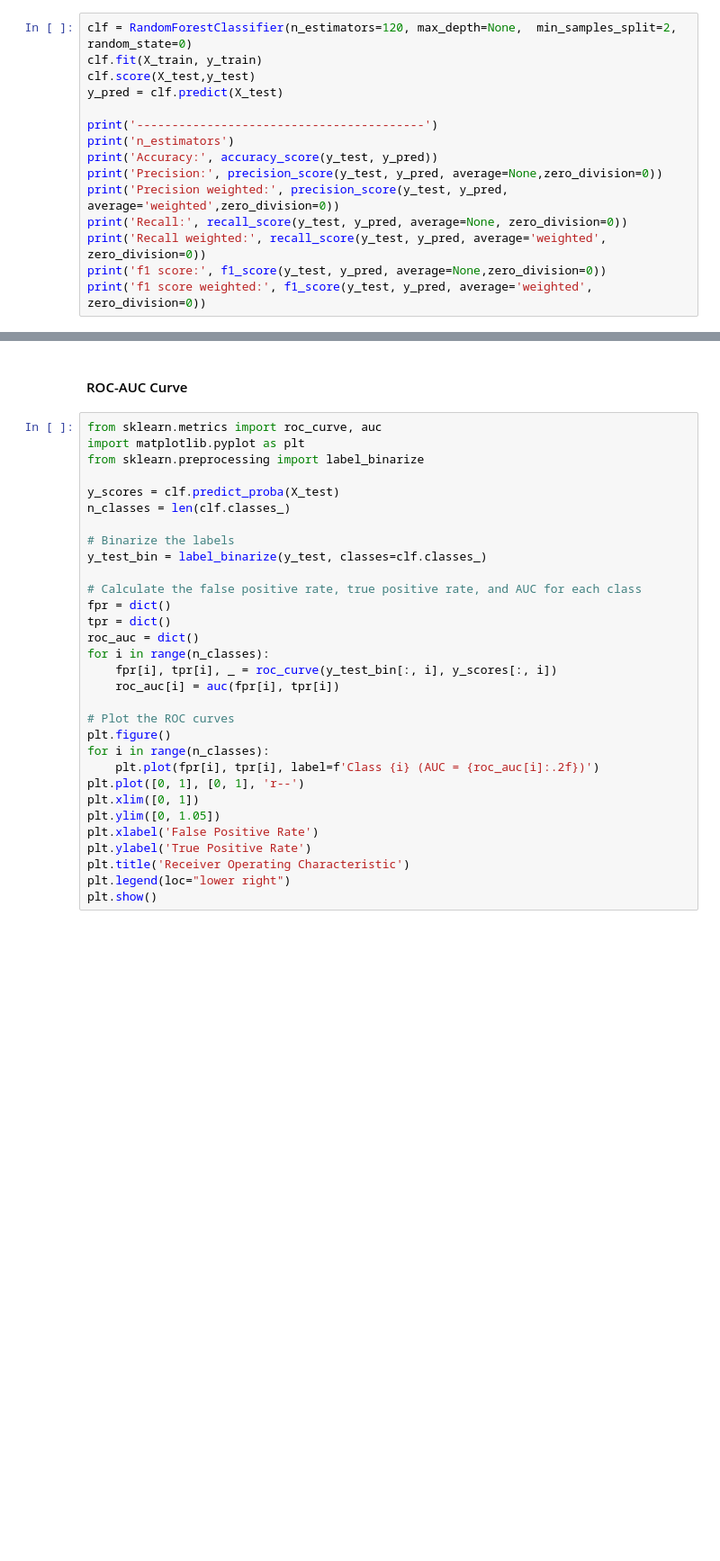
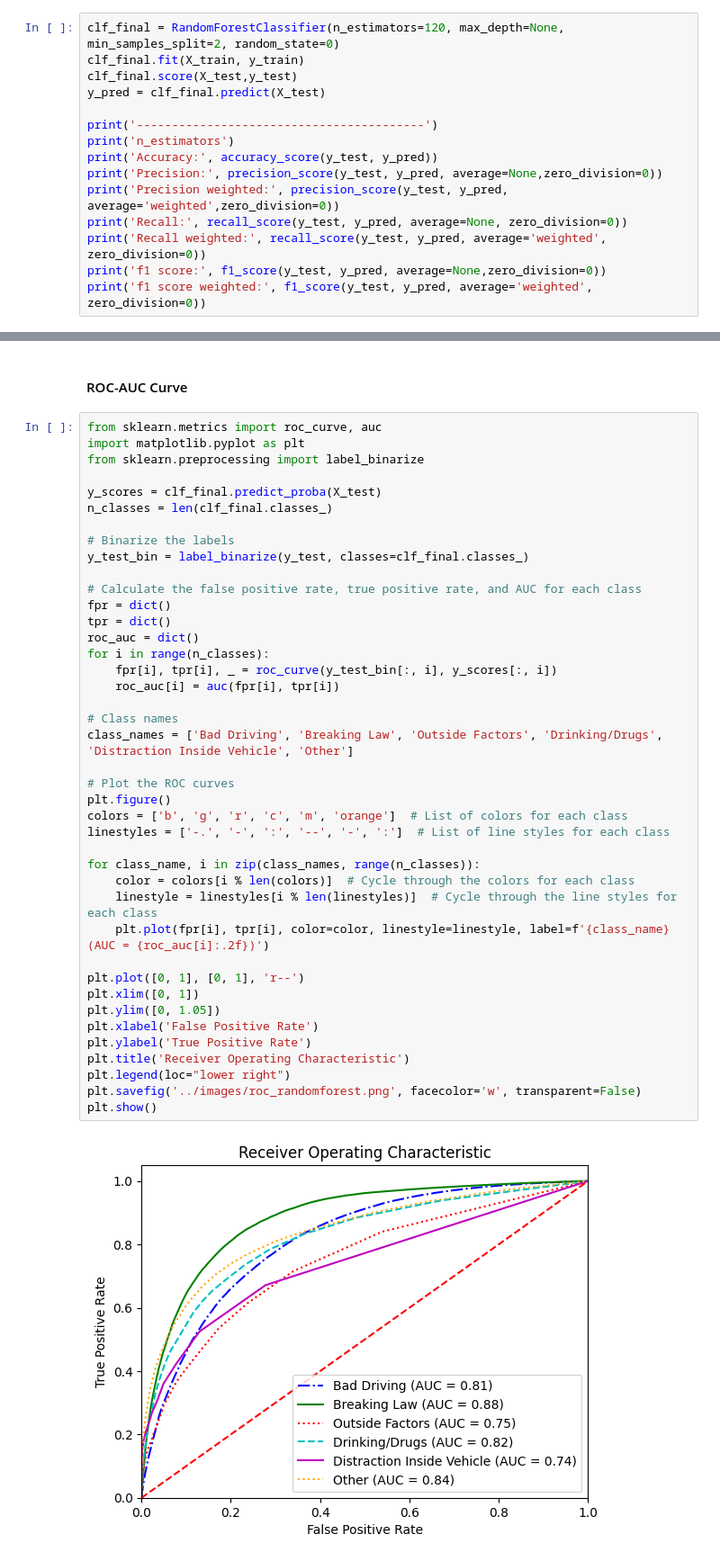
Before and after one commit to nechamab/chicago_car_crashes, a Jupyter notebook: notebooks/Modeling.ipynb, the cells around one changed output, grey strips where cells are left out. Shown: that part at 90% size. Cells and saved outputs as stored; diff of their text form; blank space fills up the shorter version.

```diff
--- a/notebooks/Modeling.ipynb
+++ b/notebooks/Modeling.ipynb
@@ -711,10 +724,10 @@ f1 score weighted: 0.7114517725456195
 # %% [markdown]
 #### Best Number of Estimators Model
 # %%
-clf = RandomForestClassifier(n_estimators=120, max_depth=None,  min_samples_split=2, random_state=0)
-clf.fit(X_train, y_train)
-clf.score(X_test,y_test)
-y_pred = clf.predict(X_test)
+clf_final = RandomForestClassifier(n_estimators=120, max_depth=None,  min_samples_split=2, random_state=0)
+clf_final.fit(X_train, y_train)
+clf_final.score(X_test,y_test)
+y_pred = clf_final.predict(X_test)
 
 print('-----------------------------------------')
 print('n_estimators')
@@ -739,31 +764,43 @@ plt.show()
 # %%
 from sklearn.metrics import roc_curve, auc
 import matplotlib.pyplot as plt
 from sklearn.preprocessing import label_binarize
 
-y_scores = clf.predict_proba(X_test)
-n_classes = len(clf.classes_)
+y_scores = clf_final.predict_proba(X_test)
+n_classes = len(clf_final.classes_)
 
 # Binarize the labels
-y_test_bin = label_binarize(y_test, classes=clf.classes_)
+y_test_bin = label_binarize(y_test, classes=clf_final.classes_)
 
 # Calculate the false positive rate, true positive rate, and AUC for each class
 fpr = dict()
 tpr = dict()
 roc_auc = dict()
 for i in range(n_classes):
     fpr[i], tpr[i], _ = roc_curve(y_test_bin[:, i], y_scores[:, i])
     roc_auc[i] = auc(fpr[i], tpr[i])
 
+# Class names
+class_names = ['Bad Driving', 'Breaking Law', 'Outside Factors', 'Drinking/Drugs', 'Distraction Inside Vehicle', 'Other']
+
 # Plot the ROC curves
 plt.figure()
-for i in range(n_classes):
-    plt.plot(fpr[i], tpr[i], label=f'Class {i} (AUC = {roc_auc[i]:.2f})')
+colors = ['b', 'g', 'r', 'c', 'm', 'orange']  # List of colors for each class
+linestyles = ['-.', '-', ':', '--', '-', ':']  # List of line styles for each class
+
+for class_name, i in zip(class_names, range(n_classes)):
+    color = colors[i % len(colors)]  # Cycle through the colors for each class
+    linestyle = linestyles[i % len(linestyles)]  # Cycle through the line styles for each class
+    plt.plot(fpr[i], tpr[i], color=color, linestyle=linestyle, label=f'{class_name} (AUC = {roc_auc[i]:.2f})')
+
 plt.plot([0, 1], [0, 1], 'r--')
 plt.xlim([0, 1])
 plt.ylim([0, 1.05])
 plt.xlabel('False Positive Rate')
 plt.ylabel('True Positive Rate')
 plt.title('Receiver Operating Characteristic')
 plt.legend(loc="lower right")
+plt.savefig('../images/roc_randomforest.png', facecolor='w', transparent=False)
 plt.show()
+# %% [output]
+[figure, added]
```
Also changed, not shown: parts of 29 cells of this notebook, 3 other files.
